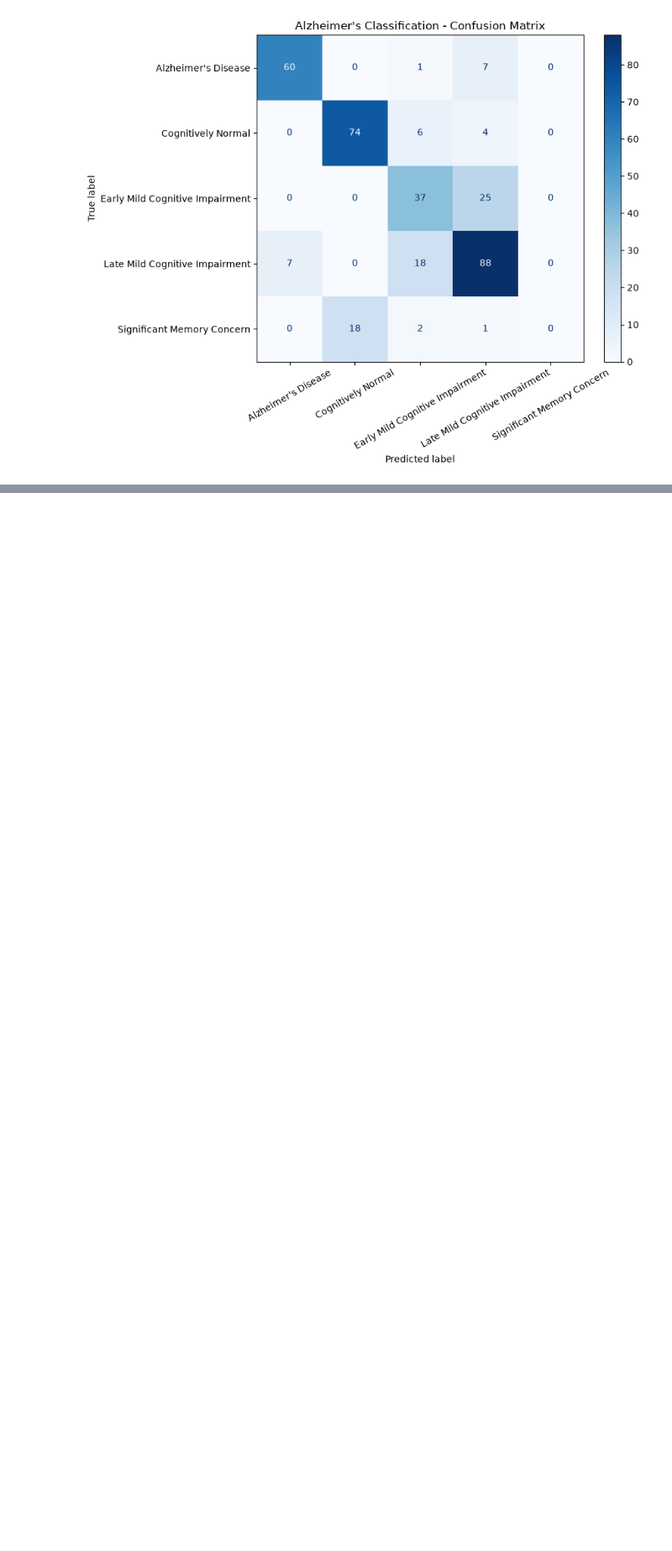
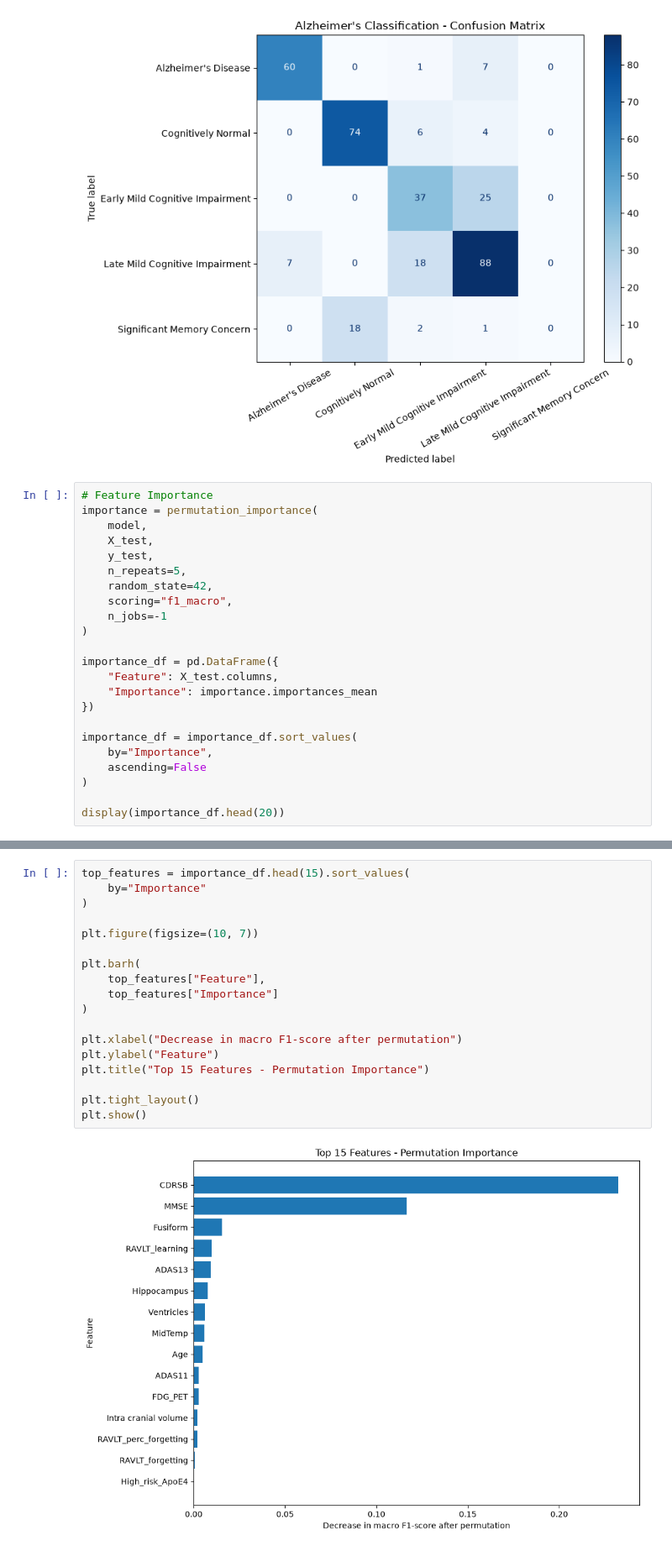
Before and after one commit to bishanbhandari/Deep-Learning-and-Computer-Vision, a Jupyter notebook: Alzheimer Detection/Alzheimer.ipynb, the cells around one changed output, grey strips where cells are left out. Shown at 84% size. Drawn from its saved outputs; the diff is of its cells as text; blank space fills up the shorter version.

Commit message:
feature importance and visual

```diff
--- a/Alzheimer Detection/Alzheimer.ipynb
+++ b/Alzheimer Detection/Alzheimer.ipynb
@@ -502,3 +502,26 @@ plt.tight_layout()
 plt.show()
 # %% [output]
 [figure]
+# %%
+# Feature Importance
+importance = permutation_importance(
+    model,
+    X_test,
+    y_test,
+    n_repeats=5,
+    random_state=42,
+    scoring="f1_macro",
+    n_jobs=-1
+)
+
+importance_df = pd.DataFrame({
+    "Feature": X_test.columns,
+    "Importance": importance.importances_mean
+})
+
+importance_df = importance_df.sort_values(
+    by="Importance",
+    ascending=False
+)
+
+display(importance_df.head(20))
@@ -504,0 +563,20 @@ plt.show()
+# %%
+top_features = importance_df.head(15).sort_values(
+    by="Importance"
+)
+
+plt.figure(figsize=(10, 7))
+
+plt.barh(
+    top_features["Feature"],
+    top_features["Importance"]
+)
+
+plt.xlabel("Decrease in macro F1-score after permutation")
+plt.ylabel("Feature")
+plt.title("Top 15 Features - Permutation Importance")
+
+plt.tight_layout()
+plt.show()
+# %% [output]
+[figure, added]
```
Also changed, not shown: parts of 3 cells of this notebook, 1 other file.
